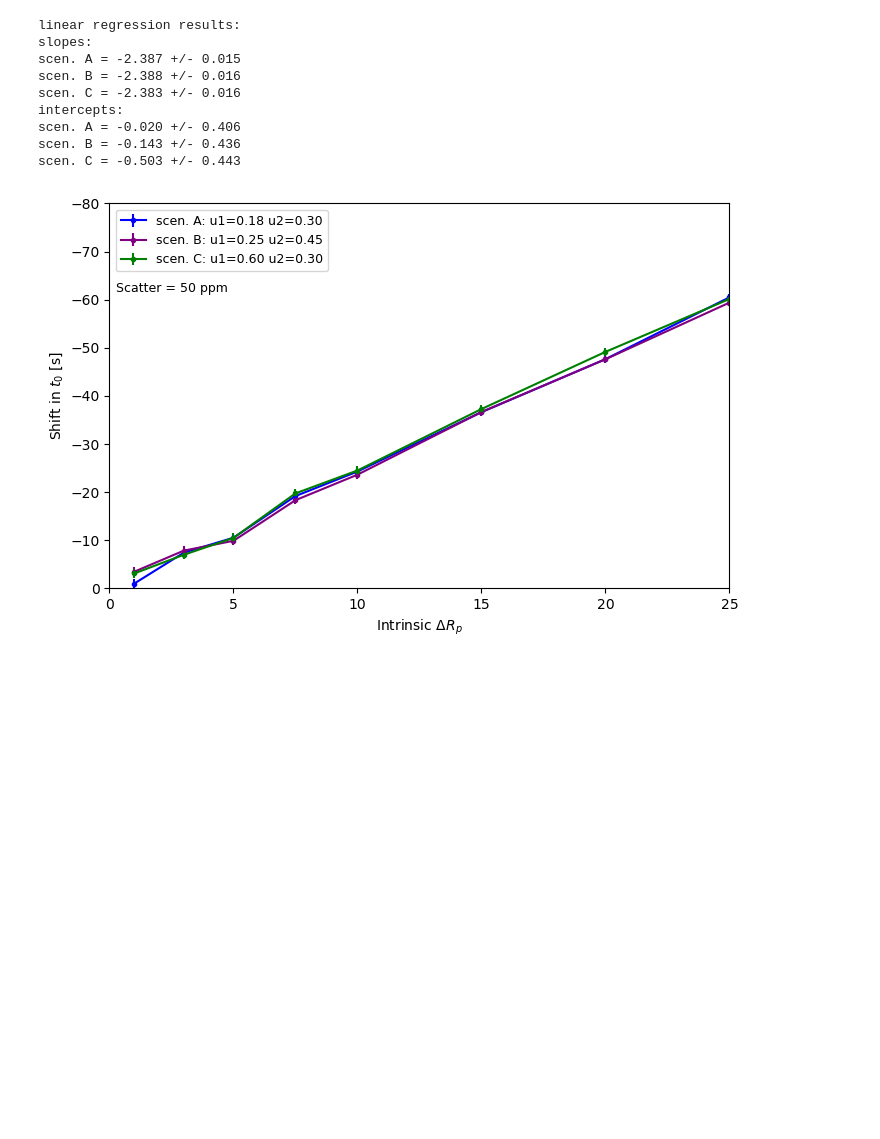
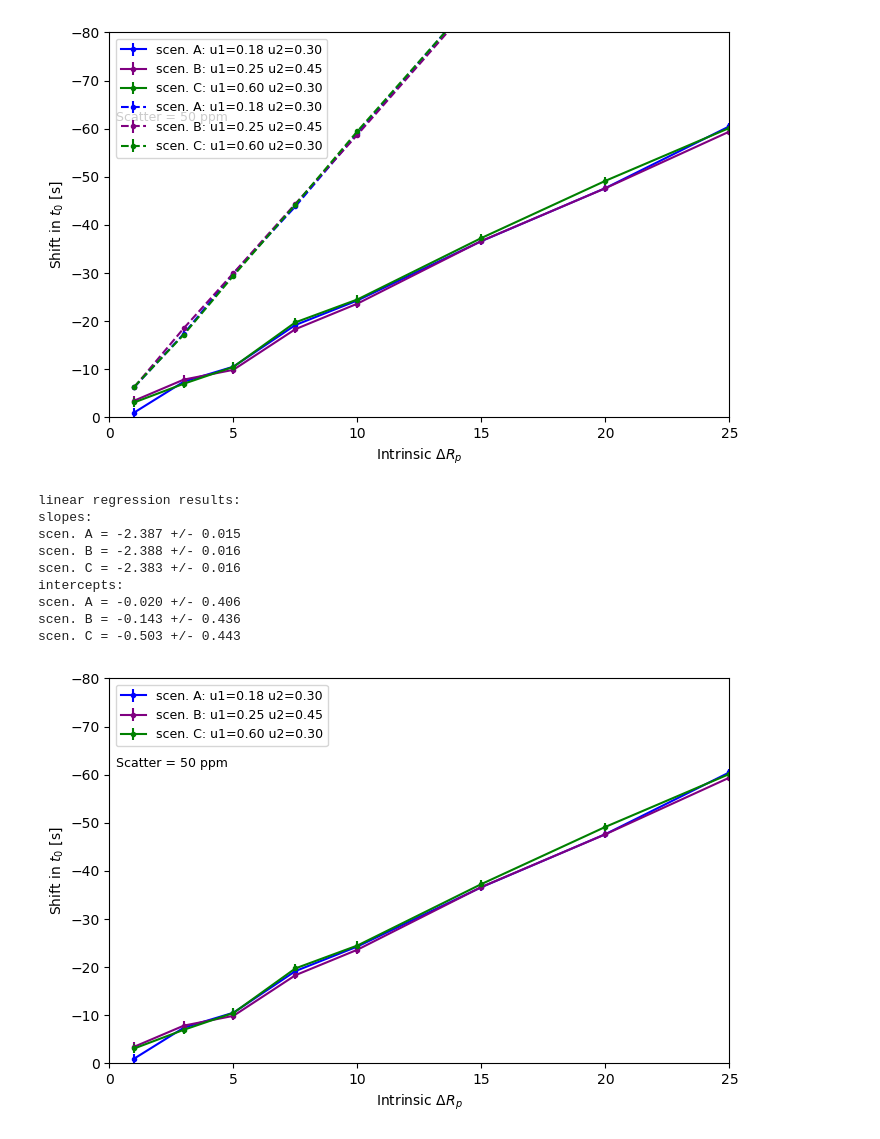
Before and after one commit to mm-murphy/MimickingAsymmetries, a Jupyter notebook: Checking results-Copy1.ipynb, the cells around one changed output. Cells and saved outputs as stored; diff of their text form; code cells hidden in the pictures; blank space fills up the shorter version.

```diff
--- a/Checking results-Copy1.ipynb
+++ b/Checking results-Copy1.ipynb
@@ -34,4 +34,5 @@ N10k_tdiff = results[50].astype(float)
 # %%
+## WASP-96 b results
 # load in result npz for LD scenario A (should be same as above)
 resA = np.load('output_arrays/synth_scatter50_ahead10000LDscenAkeyoutputs.npz')
 fasymA, tdiffA_s, tdifferrA_s = resA['fasyms'], resA['tdiff_seconds'], resA['tdiff_err_seconds']
@@ -45,10 +46,54 @@ resC = np.load('output_arrays/synth_scatter50_ahead10000LDscenCkeyoutputs.npz')
 fasymC, tdiffC_s, tdifferrC_s = resC['fasyms'], resC['tdiff_seconds'], resC['tdiff_err_seconds']
 u1C, u2C = 0.6, 0.2952
 
+## WASP-107 b results
+resAw107 = np.load('output_arrays/wasp107b_synth_scatter50_ahead10000LDscenAkeyoutputs.npz')
+fasymAw107, tdiffAw107_s, tdifferrAw107_s = resAw107['fasyms'], resAw107['tdiff_seconds'], resAw107['tdiff_err_seconds']
+u1A, u2A = 0.1777 , 0.2952
+
+resBw107 = np.load('output_arrays/wasp107b_synth_scatter50_ahead10000LDscenBkeyoutputs.npz')
+fasymBw107, tdiffBw107_s, tdifferrBw107_s = resBw107['fasyms'], resBw107['tdiff_seconds'], resBw107['tdiff_err_seconds']
+u1B, u2B = 0.25, 0.45
+
+resCw107 = np.load('output_arrays/wasp107b_synth_scatter50_ahead10000LDscenCkeyoutputs.npz')
+fasymCw107, tdiffCw107_s, tdifferrCw107_s = resCw107['fasyms'], resCw107['tdiff_seconds'], resCw107['tdiff_err_seconds']
+u1C, u2C = 0.6, 0.2952
+
 # np.savez(output_arr_name,
 #         fasyms=fasym_arr,
 #         tdiff_seconds=t0_diff_seconds_arr, tdiff_err_seconds=t0_diff_seconds_err_arr,
 #         chi2red_homog=chi2red_homog_arr, chi2red_asym=chi2red_asym_arr)
+# %%
+## plotting the different LD scenarios
+fig, ax = plt.subplots(figsize=(8,5))
+
+## WASP-96 b:
+# LD scenario A
+ax.errorbar(fasymA, tdiffA_s, tdifferrA_s, ls='solid', marker='o', ms=3, c='blue', label='scen. A: u1=%.2f u2=%.2f'%(u1A, u2A))
+# LD scenario B
+ax.errorbar(fasymB, tdiffB_s, tdifferrB_s, ls='solid', marker='o', ms=3, c='purple', label='scen. B: u1=%.2f u2=%.2f'%(u1B, u2B))
+# LD scenario C
+ax.errorbar(fasymC, tdiffC_s, tdifferrC_s, ls='solid', marker='o', ms=3, c='green', label='scen. C: u1=%.2f u2=%.2f'%(u1C, u2C))
+
+## WASP-107 b:
+# LD scenario A
+ax.errorbar(fasymAw107, tdiffAw107_s, tdifferrAw107_s, ls='--', marker='o', ms=3, c='blue', label='scen. A: u1=%.2f u2=%.2f'%(u1A, u2A))
+# LD scenario B
+ax.errorbar(fasymBw107, tdiffBw107_s, tdifferrBw107_s, ls='--', marker='o', ms=3, c='purple', label='scen. B: u1=%.2f u2=%.2f'%(u1B, u2B))
+# LD scenario C
+ax.errorbar(fasymCw107, tdiffCw107_s, tdifferrCw107_s, ls='--', marker='o', ms=3, c='green', label='scen. C: u1=%.2f u2=%.2f'%(u1C, u2C))
+
+
+
+ax.text(0.01, 0.77, 'Scatter = 50 ppm', fontsize=9, transform=ax.transAxes)
+
+ax.set(ylim=(0., -80.))
+ax.set(xlim=(0, 25))
+ax.set(xlabel=r'Intrinsic $\Delta R_p$', ylabel=r'Shift in $t_0$ [s]')
+ax.legend(loc='upper left', fontsize=9)
+plt.show()
+# %% [output]
+[figure, added]
 # %%
 linfitA = linregress(fasymA, tdiffA_s)
 slopeA, slope_errA = linfitA.slope, linfitA.stderr
```
Also changed, not shown: parts of 1 cell of this notebook.
